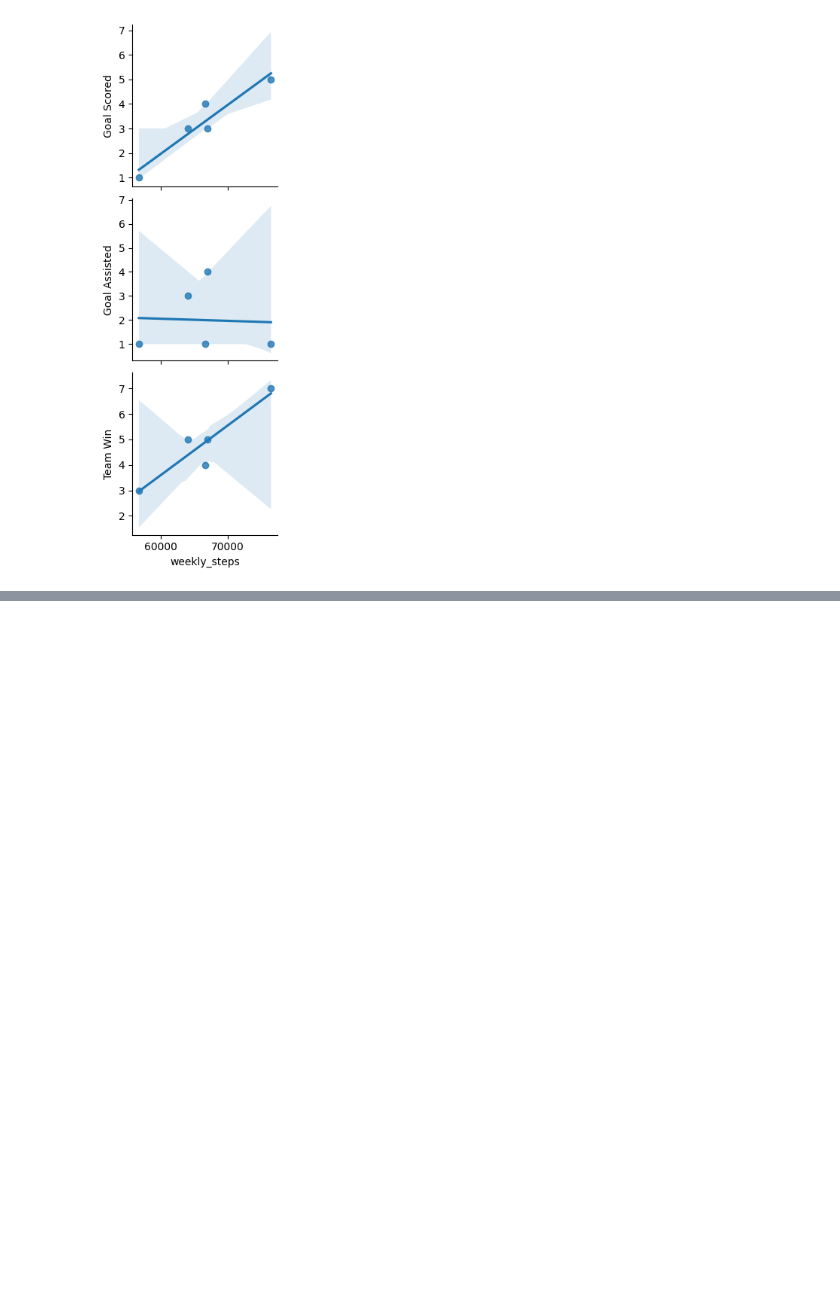
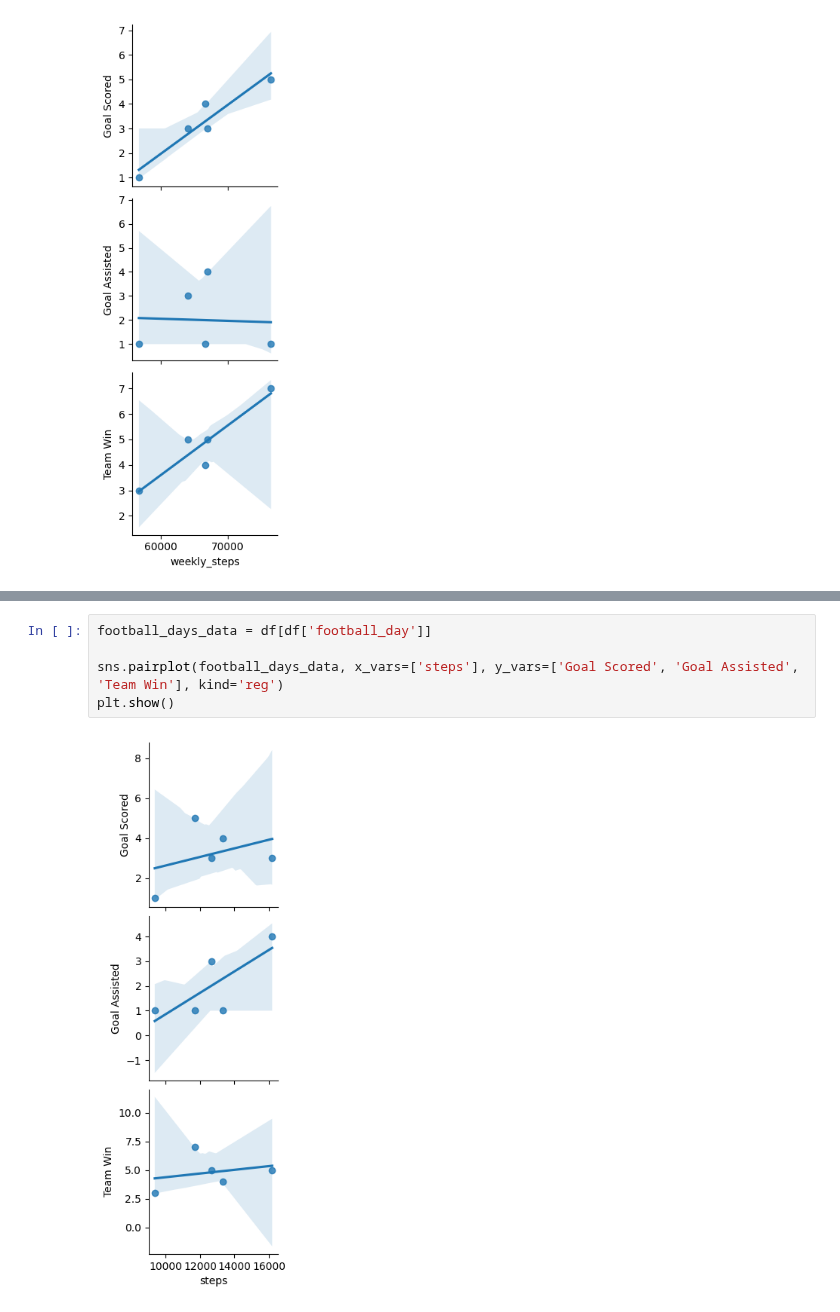
Before and after one commit to DouglasMagni/Football-Performance-Analysis, a Jupyter notebook: notebook.ipynb, the cells around one changed output, grey strips where cells are left out. Cells and saved outputs as stored; diff of their text form; blank space fills up the shorter version.

```diff
--- a/notebook.ipynb
+++ b/notebook.ipynb
@@ -262,0 +292,7 @@ plt.show()
+# %%
+football_days_data = df[df['football_day']]
+
+sns.pairplot(football_days_data, x_vars=['steps'], y_vars=['Goal Scored', 'Goal Assisted', 'Team Win'], kind='reg')
+plt.show()
+# %% [output]
+[figure, added]
```
Also changed, not shown: parts of 7 cells of this notebook.
